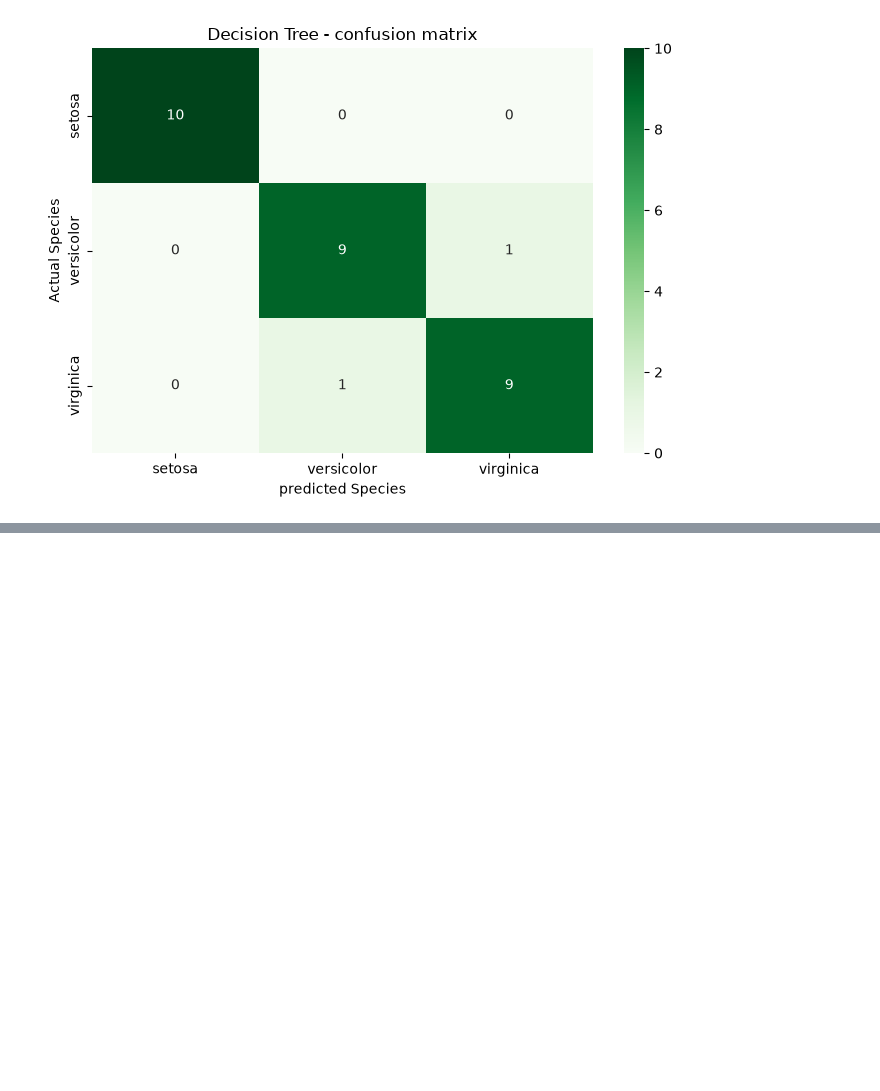
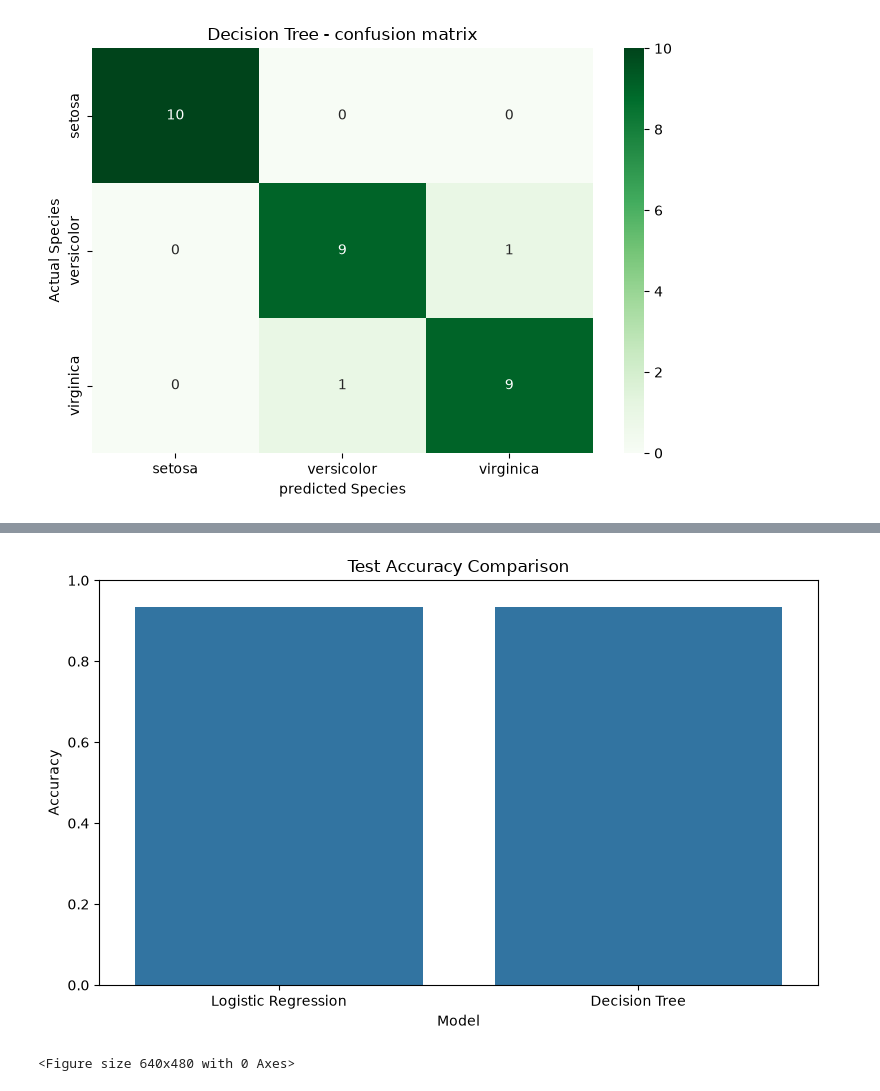
Before and after one commit to bereketkefeni-creator/Datheon_Machine_Learning_And_Data_Science_internship, a Jupyter notebook: Task_1_Iris_Classification/notebooks/iris_classification.ipynb, the cells around one changed output, grey strips where cells are left out. Cells and saved outputs as stored; diff of their text form; code cells hidden in the pictures; blank space fills up the shorter version.

```diff
--- a/Task_1_Iris_Classification/notebooks/iris_classification.ipynb
+++ b/Task_1_Iris_Classification/notebooks/iris_classification.ipynb
@@ -436,0 +550,17 @@ plt.show()
+# %%
+from sklearn.inspection import DecisionBoundaryDisplay
+from sklearn.linear_model import LogisticRegression
+from sklearn.pipeline import Pipeline
+from sklearn.preprocessing import StandardScaler
+from sklearn.tree import DecisionTreeClassifier
+
+X_2d = df[["petal_length", "petal_width"]]
+y_2d = df["species"]
+
+X_2d_train, X_2d_test, y_2d_train, y_2d_test = train_test_split(
+    X_2d,
+    y_2d,
+    test_size=0.2,
+    random_state=42,
+    stratify=y_2d
+)
@@ -436,0 +734,25 @@ plt.show()
+# %%
+plt.figure(figsize=(8, 5))
+
+sns.barplot(
+    data=results_df,
+    x="Model",
+    y="Accuracy"
+)
+
+plt.ylim(0, 1)
+plt.title("Test Accuracy Comparison")
+plt.ylabel("Accuracy")
+plt.xlabel("Model")
+plt.tight_layout()
+plt.show()
+# %% [output]
+[figure, added]
+# %%
+plt.savefig(
+    "accuracy_comparison.png",
+    dpi=300,
+    bbox_inches="tight"
+)
+# %% [output]
+<Figure size 640x480 with 0 Axes>
```
Also changed, not shown: parts of 17 cells of this notebook, 5 other files.
